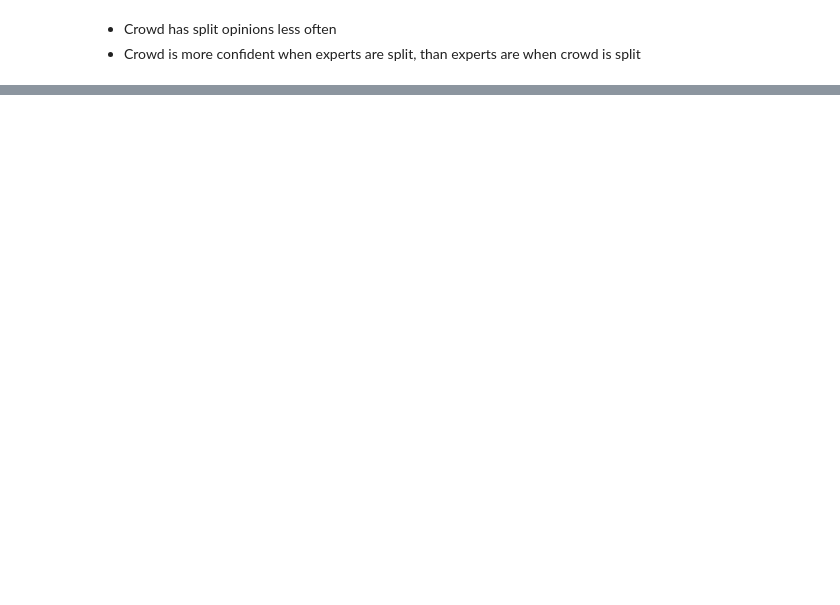
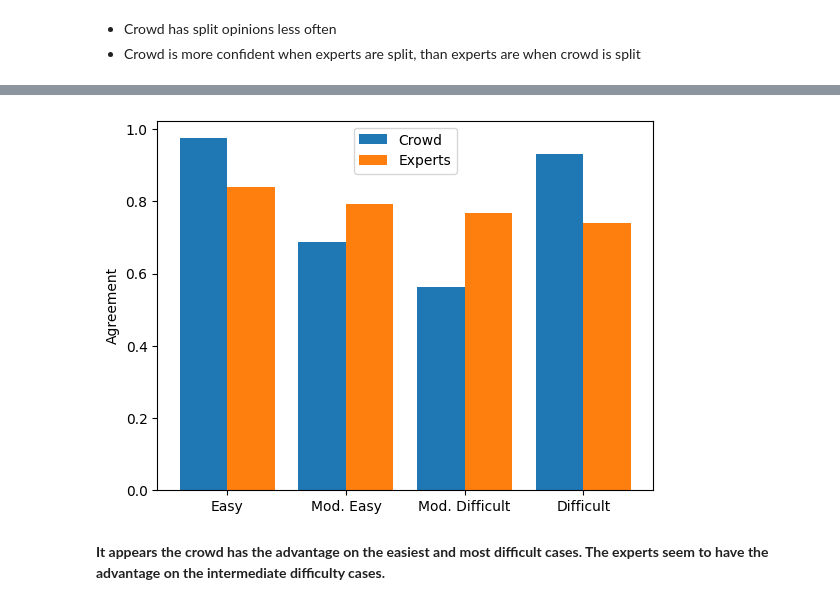
Before and after one commit to Pschnizer/OpenAvenues, a Jupyter notebook: Work.ipynb, the cells around one changed output, grey strips where cells are left out. Saved outputs shown, nothing was run; the diff lists cells and outputs as text; code cells hidden in the pictures; blank space fills up the shorter version.

```diff
--- a/Work.ipynb
+++ b/Work.ipynb
@@ -134,0 +190,30 @@ This is not what we want, but could be affected by instances where the experts o
+# %%
+diffs = list(reduced['Difficulty'].unique())
+del diffs[1]
+np.quantile(diffs,1/3)
+
+idx_easy = reduced['Difficulty'] <= np.quantile(diffs,1/4)
+idx_mod_easy1 = reduced['Difficulty'] <= np.quantile(diffs,1/2)
+idx_mod_easy2 = reduced['Difficulty'] > np.quantile(diffs,1/4)
+idx_mod_easy = idx_mod_easy1 * idx_mod_easy2
+idx_mod_hard1 = reduced['Difficulty'] <= np.quantile(diffs,3/4)
+idx_mod_hard2 = reduced['Difficulty'] > np.quantile(diffs,1/2)
+idx_mod_hard = idx_mod_hard1 * idx_mod_hard2
+idx_hard = reduced['Difficulty'] > np.quantile(diffs,3/4)
+
+easy = reduced[idx_easy]
+mod_easy = reduced[idx_mod_easy]
+mod_hard = reduced[idx_mod_hard]
+hard = reduced[idx_hard]
+
+splits = {'Easy':easy, 'Mod. Easy': mod_easy, 'Mod. Difficult': mod_hard, 'Difficult':hard}
+# %%
+crowd = {}
+experts = {}
+for key, df in splits.items():
+    expert_agreement = np.mean(df['Expert Agreement'])
+    crowd_agreement = np.mean(df['Crowd Agreement'])
+    experts[key] = expert_agreement
+    crowd[key] = crowd_agreement
+    print(f'Expert average agreement on {key} cases: {expert_agreement}')
+    print(f'Crowd average agreement on {key} cases: {crowd_agreement}')
@@ -134,0 +229,16 @@ This is not what we want, but could be affected by instances where the experts o
+# %%
+x = np.arange(4)
+y1 = crowd.values()
+y2 = experts.values()
+width = 0.4
+
+plt.bar(x-0.2, y1, width)
+plt.bar(x+0.2, y2, width)
+plt.xticks([0, 1, 2, 3],splits.keys())
+plt.ylabel('Agreement')
+plt.legend(['Crowd','Experts'])
+plt.show()
+# %% [output]
+[figure, added]
+# %% [markdown]
+**It appears the crowd has the advantage on the easiest and most difficult cases. The experts seem to have the advantage on the intermediate difficulty cases.**
```
Also changed, not shown: parts of 21 cells of this notebook.
